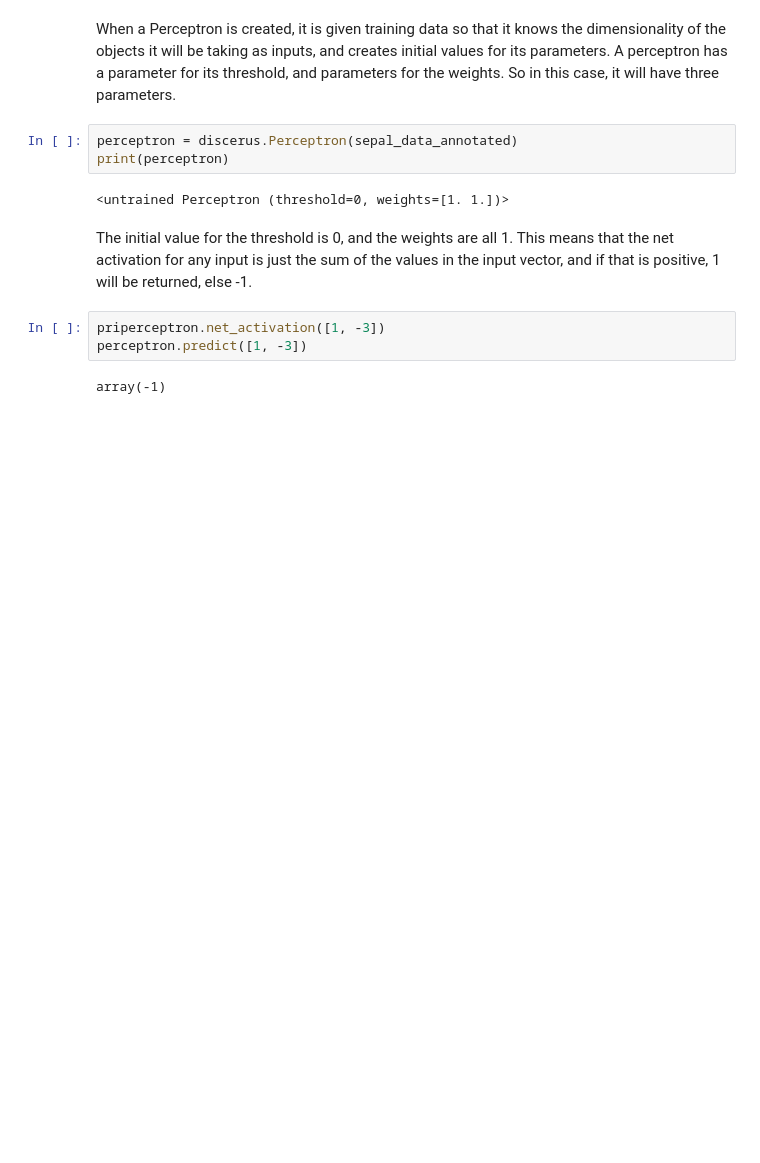
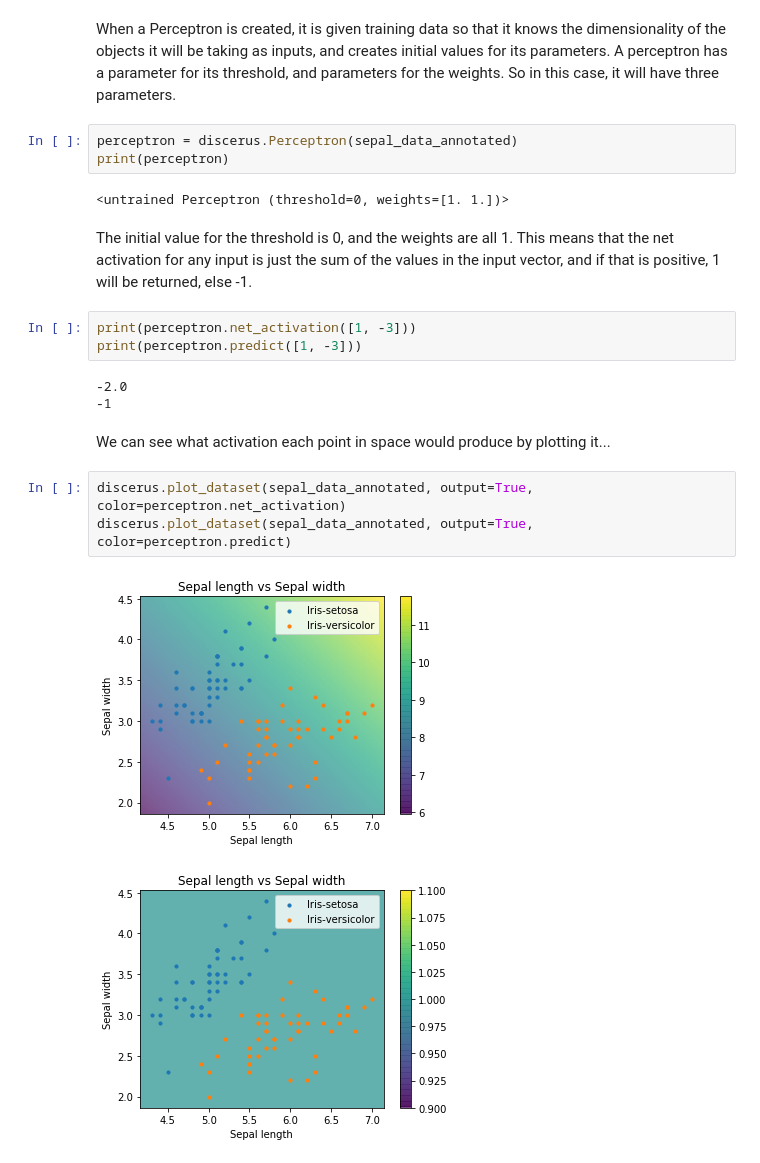
Before and after one commit to samirelanduk/discerus, a Jupyter notebook: notebooks/Perceptron.ipynb, the cells around one changed output. Cells and saved outputs as stored; diff of their text form; blank space fills up the shorter version.

Commit message:
Visualise functions on datasets

```diff
--- a/notebooks/Perceptron.ipynb
+++ b/notebooks/Perceptron.ipynb
@@ -28,7 +28,16 @@ print(perceptron)
 # %% [markdown]
 The initial value for the threshold is 0, and the weights are all 1. This means that the net activation for any input is just the sum of the values in the input vector, and if that is positive, 1 will be returned, else -1.
 # %%
-priperceptron.net_activation([1, -3])
-perceptron.predict([1, -3])
+print(perceptron.net_activation([1, -3]))
+print(perceptron.predict([1, -3]))
 # %% [output]
-array(-1)
+-2.0
+-1
+# %% [markdown]
+We can see what activation each point in space would produce by plotting it...
+# %%
+discerus.plot_dataset(sepal_data_annotated, output=True, color=perceptron.net_activation)
+discerus.plot_dataset(sepal_data_annotated, output=True, color=perceptron.predict)
+# %% [output]
+[figure, added]
+[figure, added]
```
Also changed, not shown: parts of 3 cells of this notebook, 1 other file.
